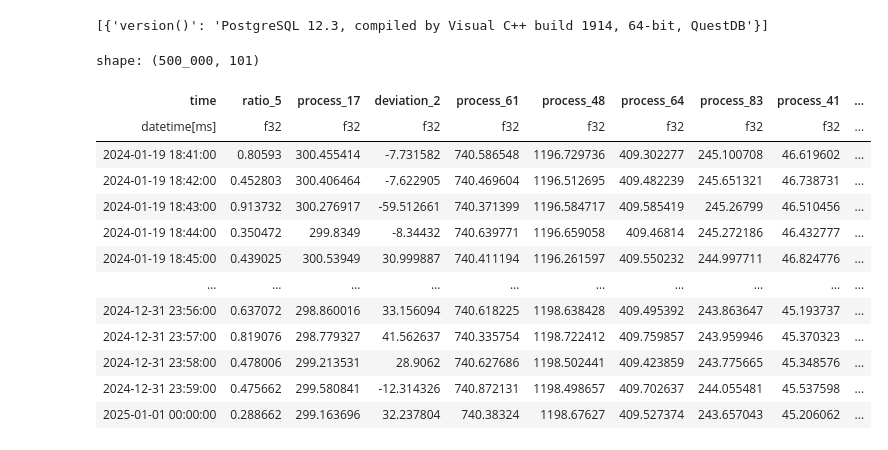
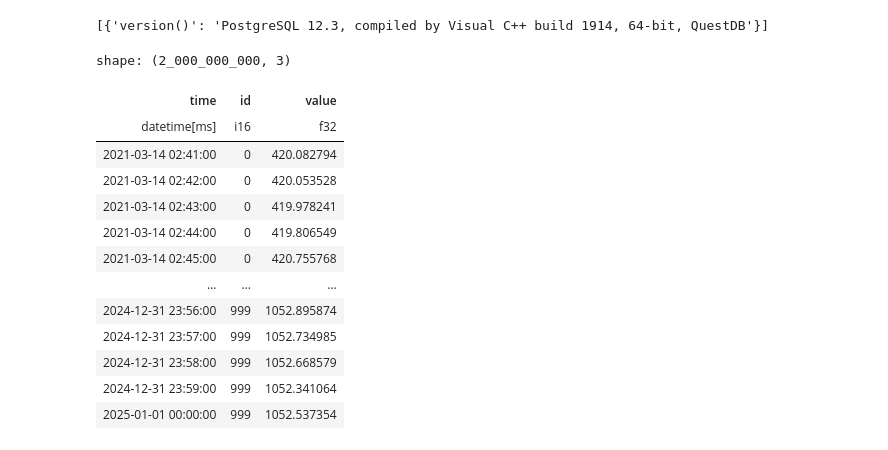
Before and after one commit to wlaur/olap-benchmarks, a Jupyter notebook: notebooks/questdb.ipynb, the cells around one changed output. Drawn from its saved outputs; the diff is of its cells as text; code cells hidden in the pictures.

```diff
--- a/notebooks/questdb.ipynb
+++ b/notebooks/questdb.ipynb
@@ -36,22 +36,22 @@ q.fetch("select version()").to_dicts()
 # %% [output]
 [{'version()': 'PostgreSQL 12.3, compiled by Visual C++ build 1914, 64-bit, QuestDB'}]
 # %%
-df = pl.read_parquet("../data/input/time_series/data_wide_0.5M_0.1k.parquet")
+df = pl.read_parquet("../data/input/time_series/data_eav_2.0M_1.0k.parquet")
 
 df
 # %% [output]
-shape: (500_000, 101)
+shape: (2_000_000_000, 3)
-| time | ratio_5 | process_17 | deviation_2 | process_61 | process_48 | process_64 | process_83 | process_41 | ... |
-| datetime[ms] | f32 | f32 | f32 | f32 | f32 | f32 | f32 | f32 | ... |
-| 2024-01-19 18:41:00 | 0.80593 | 300.455414 | -7.731582 | 740.586548 | 1196.729736 | 409.302277 | 245.100708 | 46.619602 | ... |
-| 2024-01-19 18:42:00 | 0.452803 | 300.406464 | -7.622905 | 740.469604 | 1196.512695 | 409.482239 | 245.651321 | 46.738731 | ... |
-| 2024-01-19 18:43:00 | 0.913732 | 300.276917 | -59.512661 | 740.371399 | 1196.584717 | 409.585419 | 245.26799 | 46.510456 | ... |
-| 2024-01-19 18:44:00 | 0.350472 | 299.8349 | -8.34432 | 740.639771 | 1196.659058 | 409.46814 | 245.272186 | 46.432777 | ... |
-| 2024-01-19 18:45:00 | 0.439025 | 300.53949 | 30.999887 | 740.411194 | 1196.261597 | 409.550232 | 244.997711 | 46.824776 | ... |
-| … | … | … | … | … | … | … | … | … | ... |
-| 2024-12-31 23:56:00 | 0.637072 | 298.860016 | 33.156094 | 740.618225 | 1198.638428 | 409.495392 | 243.863647 | 45.193737 | ... |
-| 2024-12-31 23:57:00 | 0.819076 | 298.779327 | 41.562637 | 740.335754 | 1198.722412 | 409.759857 | 243.959946 | 45.370323 | ... |
-| 2024-12-31 23:58:00 | 0.478006 | 299.213531 | 28.9062 | 740.627686 | 1198.502441 | 409.423859 | 243.775665 | 45.348576 | ... |
-| 2024-12-31 23:59:00 | 0.475662 | 299.580841 | -12.314326 | 740.872131 | 1198.498657 | 409.702637 | 244.055481 | 45.537598 | ... |
-| 2025-01-01 00:00:00 | 0.288662 | 299.163696 | 32.237804 | 740.38324 | 1198.67627 | 409.527374 | 243.657043 | 45.206062 | ... |
+| time | id | value |
+| datetime[ms] | i16 | f32 |
+| 2021-03-14 02:41:00 | 0 | 420.082794 |
+| 2021-03-14 02:42:00 | 0 | 420.053528 |
+| 2021-03-14 02:43:00 | 0 | 419.978241 |
+| 2021-03-14 02:44:00 | 0 | 419.806549 |
+| 2021-03-14 02:45:00 | 0 | 420.755768 |
+| … | … | … |
+| 2024-12-31 23:56:00 | 999 | 1052.895874 |
+| 2024-12-31 23:57:00 | 999 | 1052.734985 |
+| 2024-12-31 23:58:00 | 999 | 1052.668579 |
+| 2024-12-31 23:59:00 | 999 | 1052.341064 |
+| 2025-01-01 00:00:00 | 999 | 1052.537354 |
 # %%
```
Also changed, not shown: parts of 2 cells of this notebook, 9 other files.
